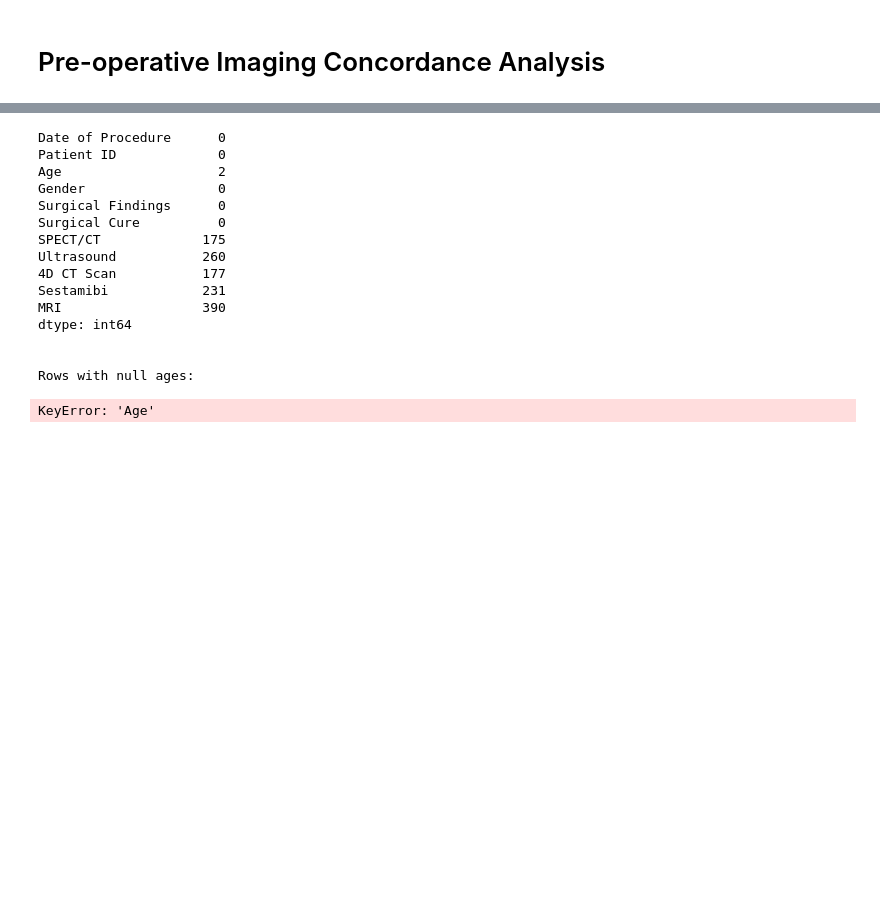
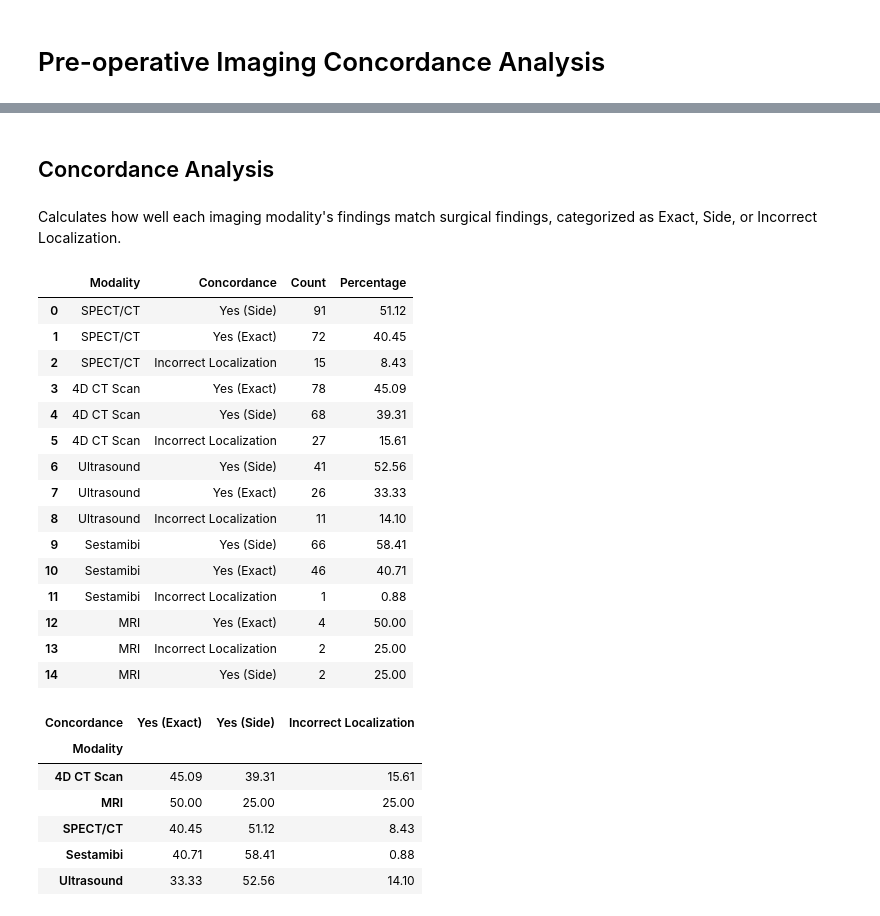
Before and after one commit to Jonah-Schwartz521/parathyroid-imaging-evaluation, a Jupyter notebook: ModalityConcordance.ipynb, the cells around one changed output, grey strips where cells are left out. Cells and saved outputs as stored; diff of their text form; code cells hidden in the pictures; blank space fills up the shorter version.

```diff
--- a/ModalityConcordance.ipynb
+++ b/ModalityConcordance.ipynb
@@ -5,27 +5,11 @@ import pandas as pd
+# %%
+import pandas as pd
+import matplotlib.pyplot as plt
+preop_imaging_df = pd.read_excel('Data/raw_imaging_data.xlsx')
 # %%
-df = pd.read_excel('Data/raw_imaging_data.xlsx')
-
-# Then we checked for null values
-print("\n")
-print(df.isna().sum())
-
-# Then we found the rows with null ages
-print("\n\nRows with null ages:")
-print(df[df['Age'].isna()][['Patient ID']])
+# Clean column names by removing whitespace
+preop_imaging_df.columns = preop_imaging_df.columns.str.strip()
-# %% [output]
-Date of Procedure      0
-Patient ID             0
-Age                    2
-Gender                 0
-Surgical Findings      0
-Surgical Cure          0
-SPECT/CT             175
-Ultrasound           260
-4D CT Scan           177
-Sestamibi            231
-MRI                  390
-dtype: int64
-
-
-Rows with null ages:
-KeyError: 'Age'
+# %% [markdown]
+## Concordance Analysis
+# %% [markdown]
+Calculates how well each imaging modality's findings match surgical findings, categorized as Exact, Side, or Incorrect Localization.
@@ -31,0 +111,38 @@ KeyError: 'Age'
+# %%
+# Convert to DataFrame
+concordance_summary_df = pd.DataFrame(summary_data)
+
+# Pivot for grouped bar plot preparation (optional)
+pivot_df = concordance_summary_df.pivot(index='Modality', columns='Concordance', values='Percentage').fillna(0)
+
+# Reorder columns
+ordered_cols = ['Yes (Exact)', 'Yes (Side)', 'Incorrect Localization']
+pivot_df = pivot_df.reindex(columns=ordered_cols).fillna(0)
+
+# Display results
+display(concordance_summary_df)
+display(pivot_df)
+# %% [output]
+|  | Modality | Concordance | Count | Percentage |
+| 0 | SPECT/CT | Yes (Side) | 91 | 51.12 |
+| 1 | SPECT/CT | Yes (Exact) | 72 | 40.45 |
+| 2 | SPECT/CT | Incorrect Localization | 15 | 8.43 |
+| 3 | 4D CT Scan | Yes (Exact) | 78 | 45.09 |
+| 4 | 4D CT Scan | Yes (Side) | 68 | 39.31 |
+| 5 | 4D CT Scan | Incorrect Localization | 27 | 15.61 |
+| 6 | Ultrasound | Yes (Side) | 41 | 52.56 |
+| 7 | Ultrasound | Yes (Exact) | 26 | 33.33 |
+| 8 | Ultrasound | Incorrect Localization | 11 | 14.10 |
+| 9 | Sestamibi | Yes (Side) | 66 | 58.41 |
+| 10 | Sestamibi | Yes (Exact) | 46 | 40.71 |
+| 11 | Sestamibi | Incorrect Localization | 1 | 0.88 |
+| 12 | MRI | Yes (Exact) | 4 | 50.00 |
+| 13 | MRI | Incorrect Localization | 2 | 25.00 |
+| 14 | MRI | Yes (Side) | 2 | 25.00 |
+| Concordance | Yes (Exact) | Yes (Side) | Incorrect Localization |
+| Modality |  |  |  |
+| 4D CT Scan | 45.09 | 39.31 | 15.61 |
+| MRI | 50.00 | 25.00 | 25.00 |
+| SPECT/CT | 40.45 | 51.12 | 8.43 |
+| Sestamibi | 40.71 | 58.41 | 0.88 |
+| Ultrasound | 33.33 | 52.56 | 14.10 |
```
Also changed, not shown: parts of 6 cells of this notebook, 2 other files.
